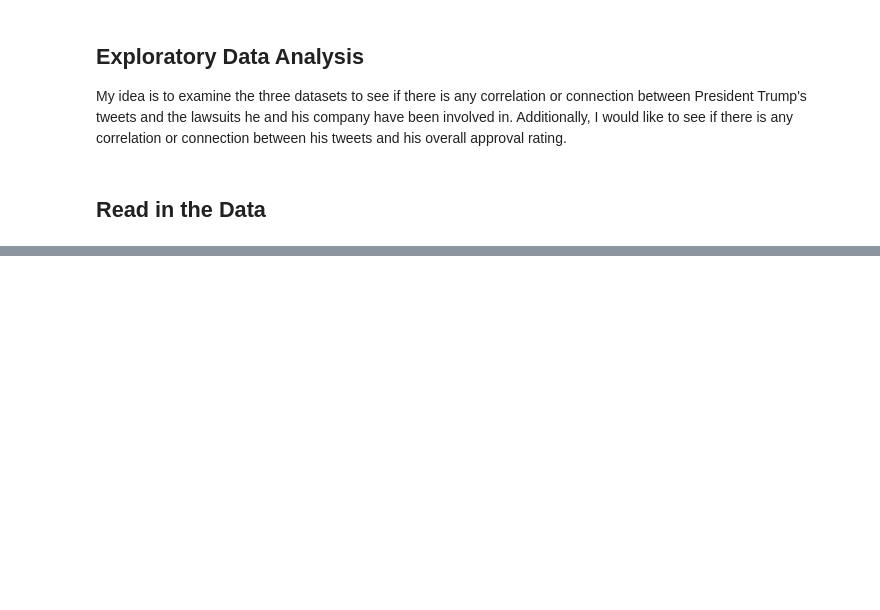
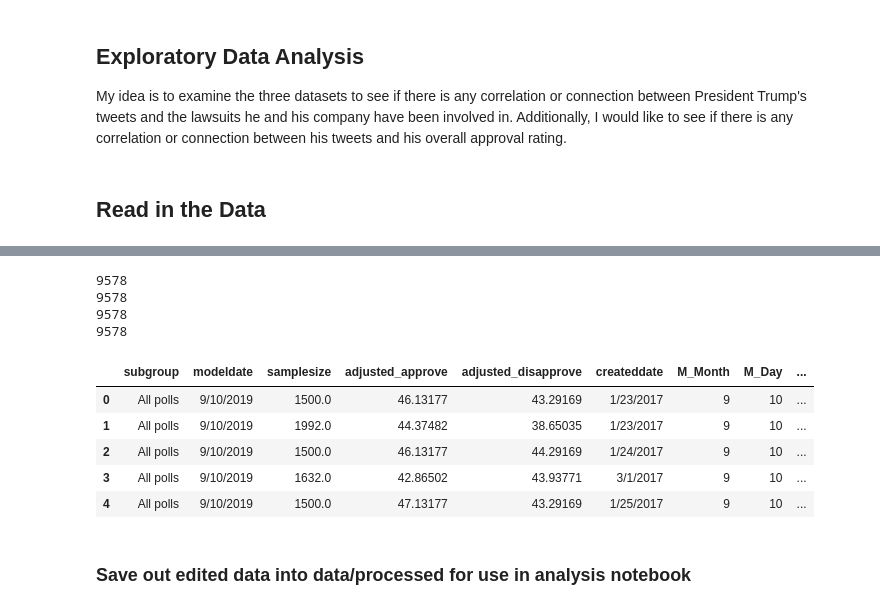
Before and after one commit to daltonhahn/eecs731-jimmy_wrangler, a Jupyter notebook: notebooks/02-jimmy-wrangler-trump-approval.ipynb, the cells around one changed output, grey strips where cells are left out. Drawn from its saved outputs; the diff is of its cells as text; code cells hidden in the pictures; blank space fills up the shorter version.

Commit message:
Processing of Notebook 2 done

```diff
--- a/notebooks/02-jimmy-wrangler-trump-approval.ipynb
+++ b/notebooks/02-jimmy-wrangler-trump-approval.ipynb
@@ -35,0 +96,3 @@ df_poll.head(1)
+# %%
+df_poll = df_poll.drop(axis=1, columns=['enddate', 'startdate'])
+df_poll.head()
@@ -35,0 +106,4 @@ df_poll.head(1)
+# %%
+# Dropping rows in df_poll that do not have >10k samplesize
+df_poll_filtered = df_poll[df_poll['samplesize'] >= 10000]
+df_poll_filtered.head()
@@ -35,0 +153,58 @@ df_poll.head(1)
+# %%
+months = []
+days = []
+years = []
+
+for row in df_poll_filtered['modeldate']:
+    month = row.split('/')[0]
+    months.append(month)
+    #print(month)
+    day = row.split('/')[1]
+    days.append(day)
+    #print(day)
+    year = row.split('/')[2].split(' ')[0]
+    years.append(year)
+    #print(year)
+# %%
+c_months = []
+c_days = []
+c_years = []
+
+for row in df_poll_filtered['createddate']:
+    month = row.split('/')[0]
+    c_months.append(month)
+    #print(month)
+    day = row.split('/')[1]
+    c_days.append(day)
+    #print(day)
+    year = row.split('/')[2].split(' ')[0]
+    c_years.append(year)
+    #print(year)
+# %%
+#Check that the splits I've created are the same size as the original data frame
+print(len(days))
+print(len(df_poll_filtered['modeldate']))
+print(len(c_days))
+print(len(df_poll_filtered['createddate']))
+# %% [output]
+9578
+9578
+9578
+9578
+# %%
+df_poll_filtered.insert(len(df_poll_filtered.columns), 'M_Month', months, True)
+df_poll_filtered.insert(len(df_poll_filtered.columns), 'M_Day', days, True)
+df_poll_filtered.insert(len(df_poll.columns), 'M_Year', years, True)
+df_poll_filtered.insert(len(df_poll.columns), 'C_Month', c_months, True)
+df_poll_filtered.insert(len(df_poll.columns), 'C_Day', c_days, True)
+df_poll.insert(len(df_poll.columns), 'C_Year', c_years, True)
+df_poll.head()
+# %% [output]
+|  | subgroup | modeldate | samplesize | adjusted_approve | adjusted_disapprove | createddate | M_Month | M_Day | ... |
+| 0 | All polls | 9/10/2019 | 1500.0 | 46.13177 | 43.29169 | 1/23/2017 | 9 | 10 | ... |
+| 1 | All polls | 9/10/2019 | 1992.0 | 44.37482 | 38.65035 | 1/23/2017 | 9 | 10 | ... |
+| 2 | All polls | 9/10/2019 | 1500.0 | 46.13177 | 44.29169 | 1/24/2017 | 9 | 10 | ... |
+| 3 | All polls | 9/10/2019 | 1632.0 | 42.86502 | 43.93771 | 3/1/2017 | 9 | 10 | ... |
+| 4 | All polls | 9/10/2019 | 1500.0 | 47.13177 | 43.29169 | 1/25/2017 | 9 | 10 | ... |
+# %% [markdown]
+### Save out edited data into data/processed for use in analysis notebook
```
Also changed, not shown: parts of 13 cells of this notebook, 2 other files.
